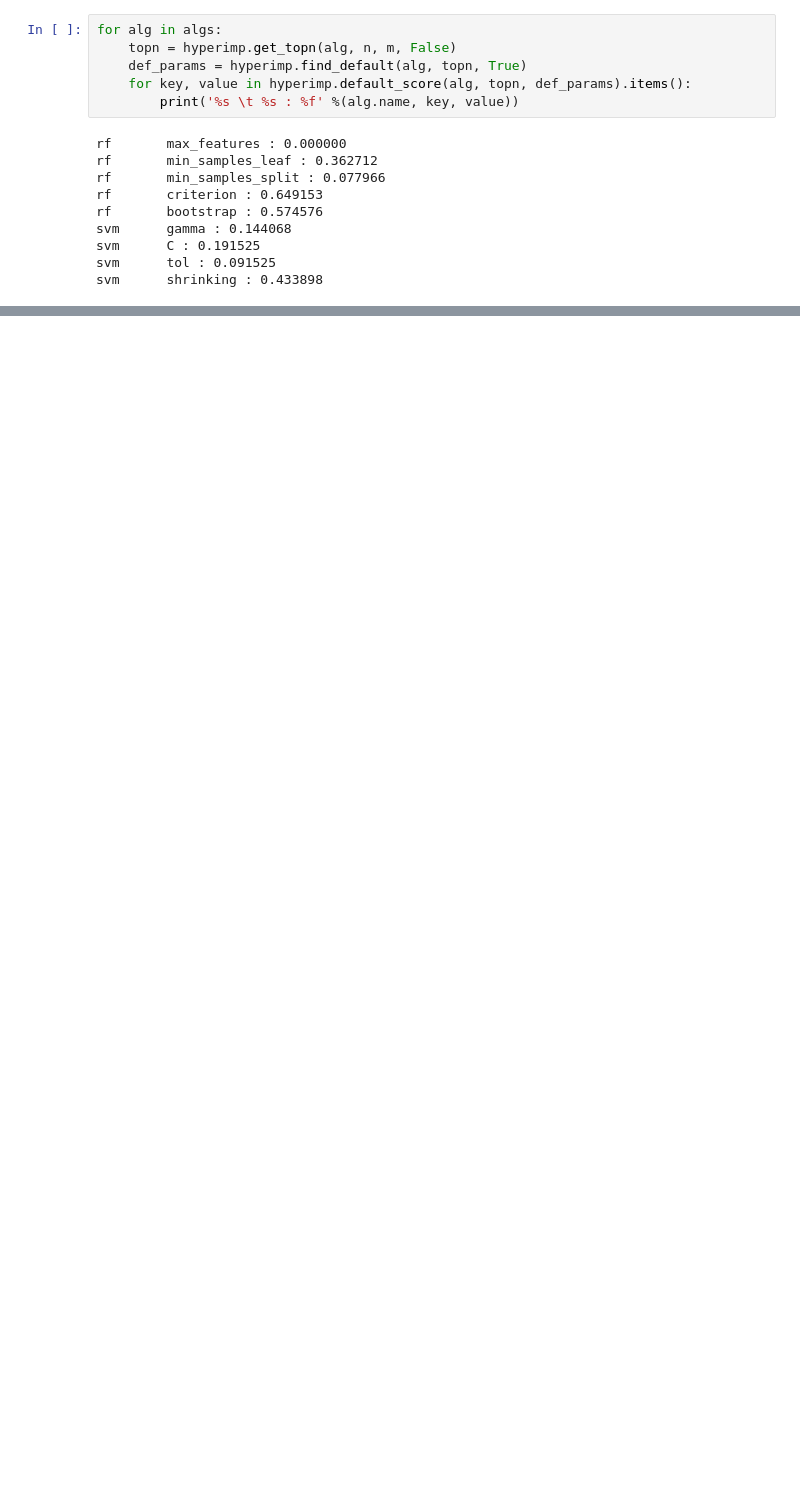
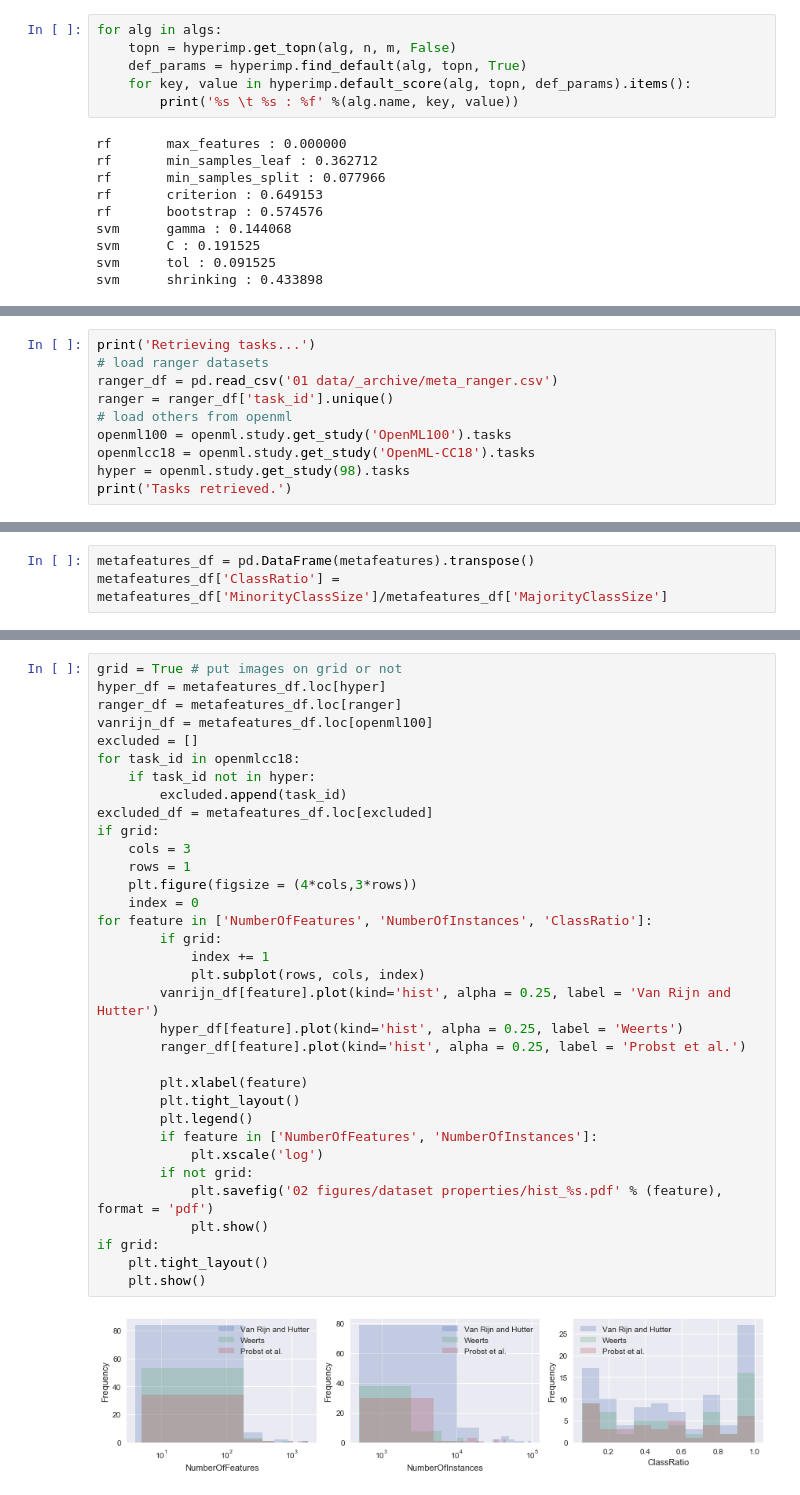
Before and after one commit to harel-coffee/hyperimp-auto, a Jupyter notebook: analysis experiment 1.ipynb, the cells around one changed output, grey strips where cells are left out. Cells and saved outputs as stored; diff of their text form; blank space fills up the shorter version.

```diff
--- a/analysis experiment 1.ipynb
+++ b/analysis experiment 1.ipynb
@@ -378,0 +385,10 @@ svm      shrinking : 0.433898
+# %%
+print('Retrieving tasks...')
+# load ranger datasets
+ranger_df = pd.read_csv('01 data/_archive/meta_ranger.csv')
+ranger = ranger_df['task_id'].unique()
+# load others from openml
+openml100 = openml.study.get_study('OpenML100').tasks
+openmlcc18 = openml.study.get_study('OpenML-CC18').tasks
+hyper = openml.study.get_study(98).tasks
+print('Tasks retrieved.')
@@ -378,0 +436,3 @@ svm      shrinking : 0.433898
+# %%
+metafeatures_df = pd.DataFrame(metafeatures).transpose()
+metafeatures_df['ClassRatio'] = metafeatures_df['MinorityClassSize']/metafeatures_df['MajorityClassSize']
@@ -378,0 +442,36 @@ svm      shrinking : 0.433898
+# %%
+grid = True # put images on grid or not
+hyper_df = metafeatures_df.loc[hyper]
+ranger_df = metafeatures_df.loc[ranger]
+vanrijn_df = metafeatures_df.loc[openml100]
+excluded = []
+for task_id in openmlcc18:
+    if task_id not in hyper:
+        excluded.append(task_id)
+excluded_df = metafeatures_df.loc[excluded]
+if grid:
+    cols = 3
+    rows = 1
+    plt.figure(figsize = (4*cols,3*rows))
+    index = 0
+for feature in ['NumberOfFeatures', 'NumberOfInstances', 'ClassRatio']:
+        if grid:
+            index += 1
+            plt.subplot(rows, cols, index)
+        vanrijn_df[feature].plot(kind='hist', alpha = 0.25, label = 'Van Rijn and Hutter')
+        hyper_df[feature].plot(kind='hist', alpha = 0.25, label = 'Weerts')
+        ranger_df[feature].plot(kind='hist', alpha = 0.25, label = 'Probst et al.')
+
+        plt.xlabel(feature)
+        plt.tight_layout()
+        plt.legend()
+        if feature in ['NumberOfFeatures', 'NumberOfInstances']:
+            plt.xscale('log')
+        if not grid:
+            plt.savefig('02 figures/dataset properties/hist_%s.pdf' % (feature), format = 'pdf')
+            plt.show()
+if grid:
+    plt.tight_layout()
+    plt.show()
+# %% [output]
+[figure, added]
```
Also changed, not shown: parts of 9 cells of this notebook, 15 other files.
